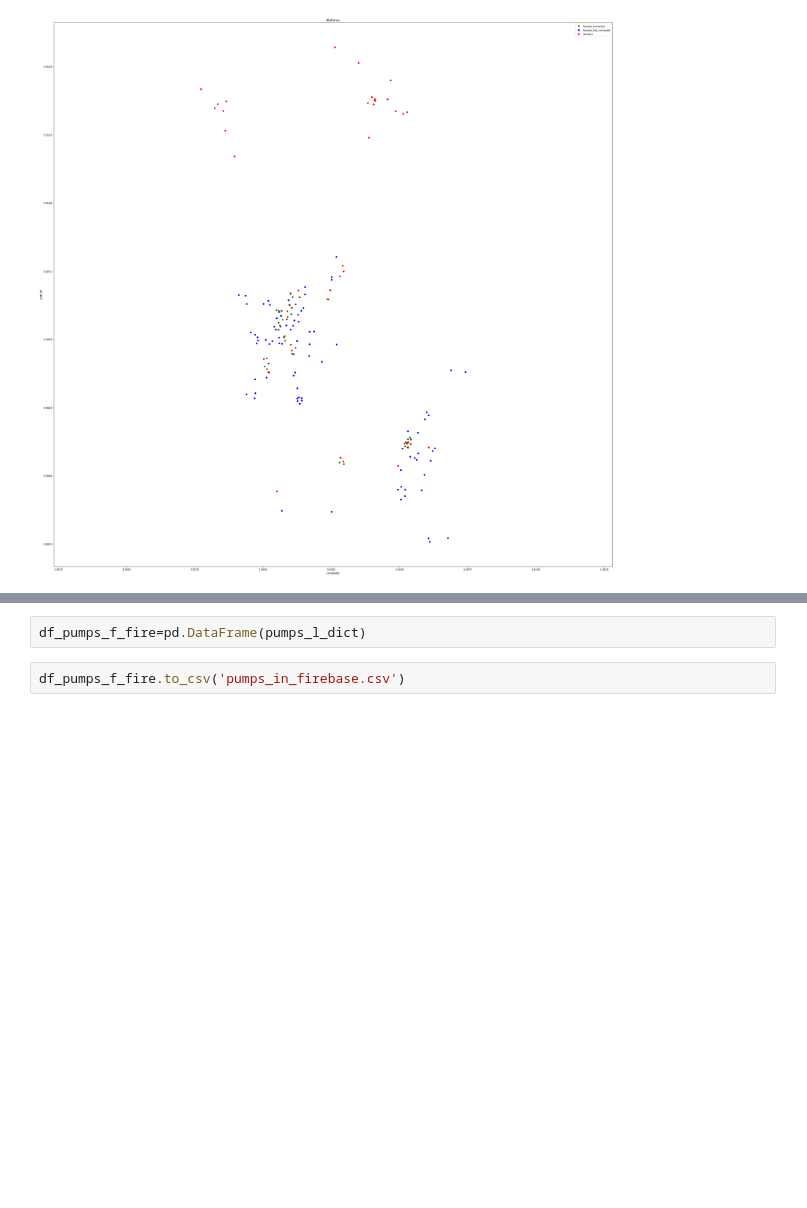
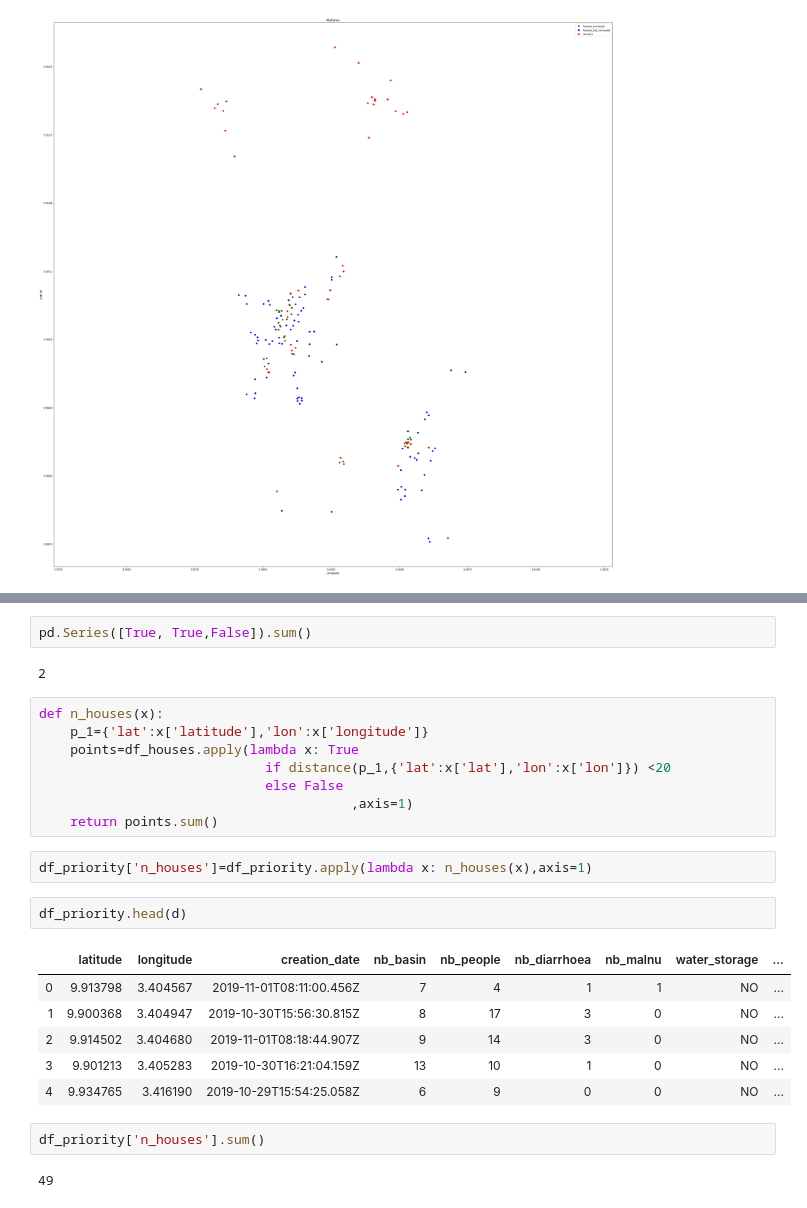
Before and after one commit to OANInternational/aguapp-ds, a Jupyter notebook: sistema_priorizacion.ipynb, the cells around one changed output, grey strips where cells are left out. Cells and saved outputs as stored; diff of their text form; blank space fills up the shorter version.

```diff
--- a/sistema_priorizacion.ipynb
+++ b/sistema_priorizacion.ipynb
@@ -1499,4 +342,27 @@ for pump in pumps_dict:
-# %%
-df_pumps_f_fire=pd.DataFrame(pumps_l_dict)
-# %%
-df_pumps_f_fire.to_csv('pumps_in_firebase.csv')
+# %%
+pd.Series([True, True,False]).sum()
+# %% [output]
+2
+# %%
+def n_houses(x):
+    p_1={'lat':x['latitude'],'lon':x['longitude']}
+    points=df_houses.apply(lambda x: True
+                             if distance(p_1,{'lat':x['lat'],'lon':x['lon']}) <20
+                             else False
+                                        ,axis=1)
+    return points.sum()
+# %%
+df_priority['n_houses']=df_priority.apply(lambda x: n_houses(x),axis=1)
+# %%
+df_priority.head(d)
+# %% [output]
+|  | latitude | longitude | creation_date | nb_basin | nb_people | nb_diarrhoea | nb_malnu | water_storage | ... |
+| 0 | 9.913798 | 3.404567 | 2019-11-01T08:11:00.456Z | 7 | 4 | 1 | 1 | NO | ... |
+| 1 | 9.900368 | 3.404947 | 2019-10-30T15:56:30.815Z | 8 | 17 | 3 | 0 | NO | ... |
+| 2 | 9.914502 | 3.404680 | 2019-11-01T08:18:44.907Z | 9 | 14 | 3 | 0 | NO | ... |
+| 3 | 9.901213 | 3.405283 | 2019-10-30T16:21:04.159Z | 13 | 10 | 1 | 0 | NO | ... |
+| 4 | 9.934765 | 3.416190 | 2019-10-29T15:54:25.058Z | 6 | 9 | 0 | 0 | NO | ... |
+# %%
+df_priority['n_houses'].sum()
+# %% [output]
+49
```
Also changed, not shown: parts of 212 cells of this notebook.
